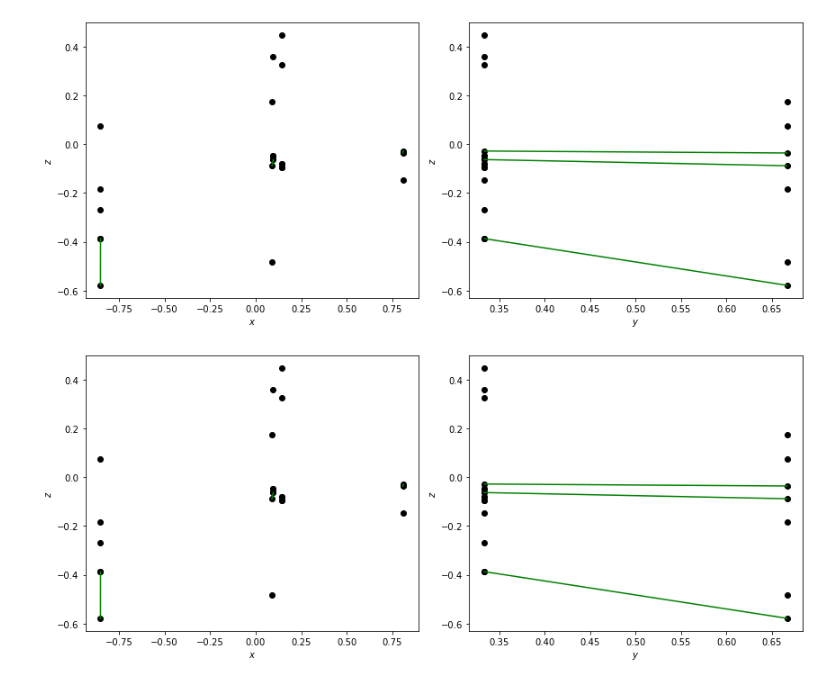
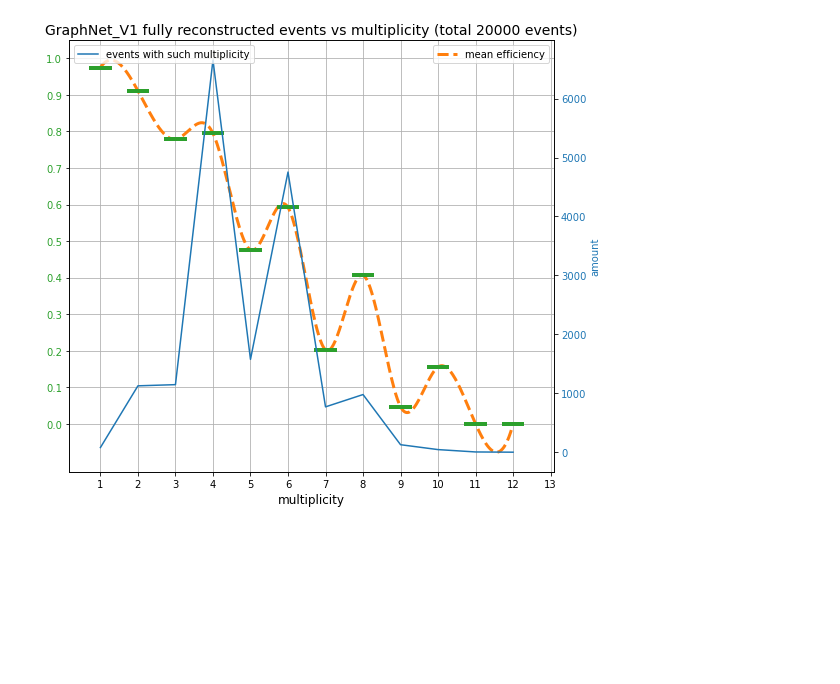
Before and after one commit to t3hseus/ariadne, a Jupyter notebook: notebooks/graph_train_evaluation.ipynb, the cells around one changed output. Drawn from its saved outputs; the diff is of its cells as text; code cells hidden in the pictures; blank space fills up the shorter version.

```diff
--- a/notebooks/graph_train_evaluation.ipynb
+++ b/notebooks/graph_train_evaluation.ipynb
@@ -458,10 +516,0 @@ def get_diagram_arr_linspace(all_real_hits, found_hits, start, end, num):
-# %%
-initial, spac = get_diagram_arr_linspace(all_real_hits, found_hits, start, end, 150)
-
-from scipy.interpolate import make_interp_spline, BSpline
-second, spac2 = get_diagram_arr_linspace(all_real_hits, found_hits, start, end, 25)
-
-xnew = np.linspace(spac2.min(), spac2.max(), 30)
-
-spl = make_interp_spline(spac2, second, k=3)  # type: BSpline
-power_smooth = spl(xnew)
@@ -517,11 +517,49 @@ def draw_single(X, Ri, Ro, y, c_true = 'green', c_fake = (0,0,0,0.1), xcord1 = (
-# %%
-
-n_draw = 123
-
-X, Ri, Ro, y = data_loader.dataset[n_draw]
-pred = test_outputs[n_draw][0].numpy()
-draw_single(X, Ri, Ro, pred, c_fake=(0,0,0,0.0), xcord1=(0, 'x'), xcord2=(4, 'y'), ycord=(2, 'z'))
-draw_single(X, Ri, Ro, y, c_fake=(0,0,0,0.0), xcord1=(0, 'x'), xcord2=(4, 'y'), ycord=(2, 'z'))
-# %% [output]
-[figure, removed]
-[figure, removed]
+# %%
+events_real = all_events_df[all_events_df.pred != -1]
+events_pred_true = all_events_df[all_events_df.pred == 1]
+# %%
+def get_diagram_arr_linspaceer(all_real_hits, found_hits, start, end, num, col):
+    spac = np.linspace(start, end, num=num)
+    step = (spac[1] - spac[0]) / 2
+    arr = []
+    spac_ret = []
+    for i in range(len(spac)-1):
+        beg = spac[i]
+        end = spac[i+1]
+        elems_real = all_real_hits[(all_real_hits[col] >= beg) & (all_real_hits[col] < end)]
+        elems_pred = found_hits[(found_hits[col] >= beg) & (found_hits[col] < end)]
+        #print(beg,end)
+        #print(len(elems_pred), len(elems_real))
+        if elems_real.empty:
+        #    print("emp", beg, end)
+            continue
+        arr.append(len(elems_real))
+        spac_ret.append(spac[i] + step)
+
+    return np.array(arr), np.array(spac_ret)
+
+def custom_draw_dist(ax):
+    res_y, res_x = get_diagram_arr_linspaceer(events_real, events_real, 1, 13, 13, 'multiplicity')
+    res_x = res_x - 0.5
+    res_y = res_y
+
+    ax2 = ax.twinx()  # instantiate a second axes that shares the same x-axis
+
+    color = 'tab:blue'
+    ax2.set_ylabel('amount', color=color)  # we already handled the x-label with ax1
+    ax2.plot(res_x, res_y, color=color, label='events with such multiplicity')
+    ax2.tick_params(axis='y', labelcolor=color)
+    ax2.legend(loc=2)
+
+    #ax.set_yticks(np.round(np.linspace(0, 1, 11), decimals=2))
+    #plt.grid()
+
+    pass
+
+
+draw_for_col(events_real, events_pred_true, 'multiplicity', 'multiplicity',20000, 13,
+             custom_title='GraphNet_V1 fully reconstructed events vs multiplicity (total %d events)' % (20000),
+             custom_draw_funcs=[custom_draw_dist],
+             n_avg_ticks=11,x_ticks=13, int_mode=True, ticks_custom=False, with_boxplot=True, color_ax_ticks=True)
+# %% [output]
+[figure, added]
```
Also changed, not shown: parts of 24 cells of this notebook, 1 other file.
